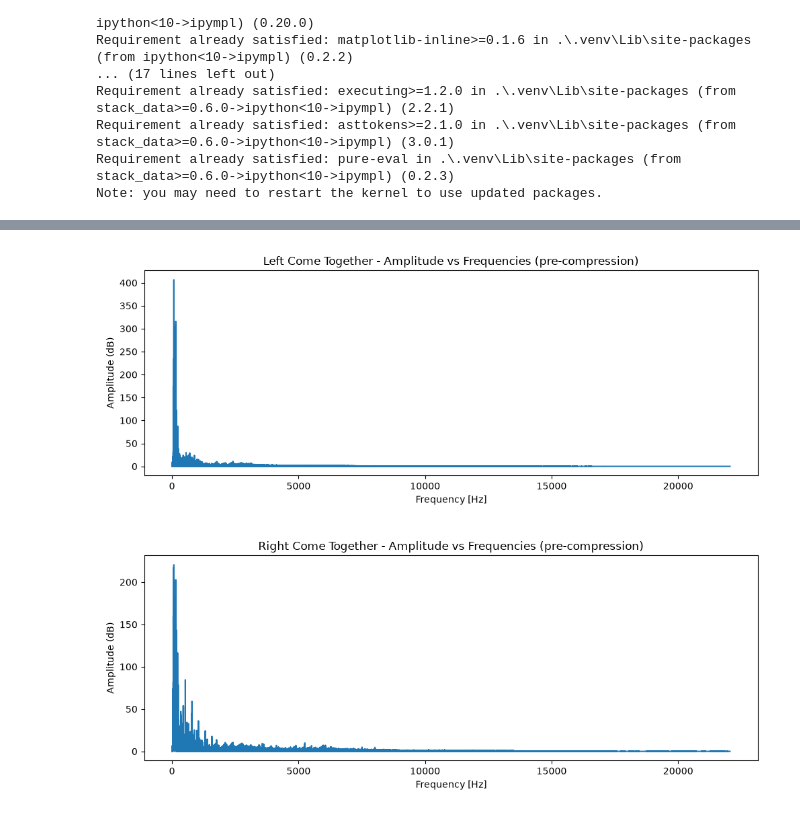
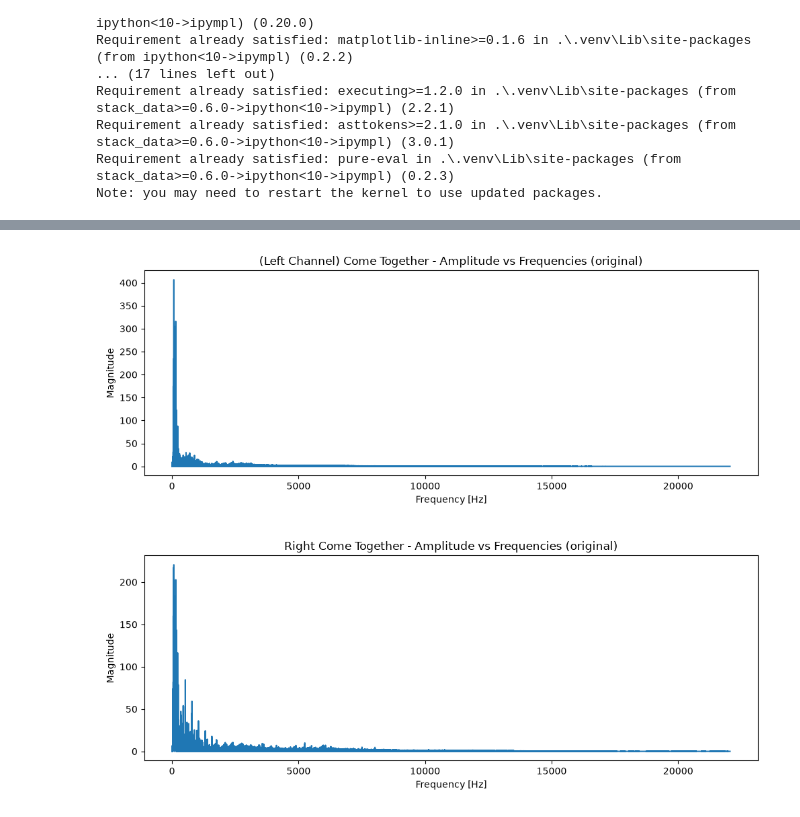
Before and after one commit to EranMaor/Audio-Processing, a Jupyter notebook: fourier.ipynb, the cells around one changed output, grey strips where cells are left out. Cells and saved outputs as stored; diff of their text form; code cells hidden in the pictures.

```diff
--- a/fourier.ipynb
+++ b/fourier.ipynb
@@ -63,10 +97,10 @@ def plot(x, y, title, xlabel, ylabel):
 # %%
 left_data, f_transform_left, amplitude_left, right_data, f_transform_right, amplitude_right, f, sample_rate = transform('come_together.wav')
-plot(f, amplitude_left,  'Left Come Together - Amplitude vs Frequencies (pre-compression)', 'Frequency [Hz]', 'Amplitude (dB)')
-plot(f,  amplitude_right,  'Right Come Together - Amplitude vs Frequencies (pre-compression)', 'Frequency [Hz]', 'Amplitude (dB)')
+plot(f, amplitude_left,  '(Left Channel) Come Together - Amplitude vs Frequencies (original)', 'Frequency [Hz]', 'Magnitude')
+plot(f,  amplitude_right,  'Right Come Together - Amplitude vs Frequencies (original)', 'Frequency [Hz]', 'Magnitude')
 # %% [output]
-[figure, old version]
+[figure, new version]
-[figure, old version]
+[figure, new version]
 # %%
 def remove_dc_offset(f_transform):
     f_transform[0] = 0
```
Also changed, not shown: parts of 6 cells of this notebook, 8 other files.
